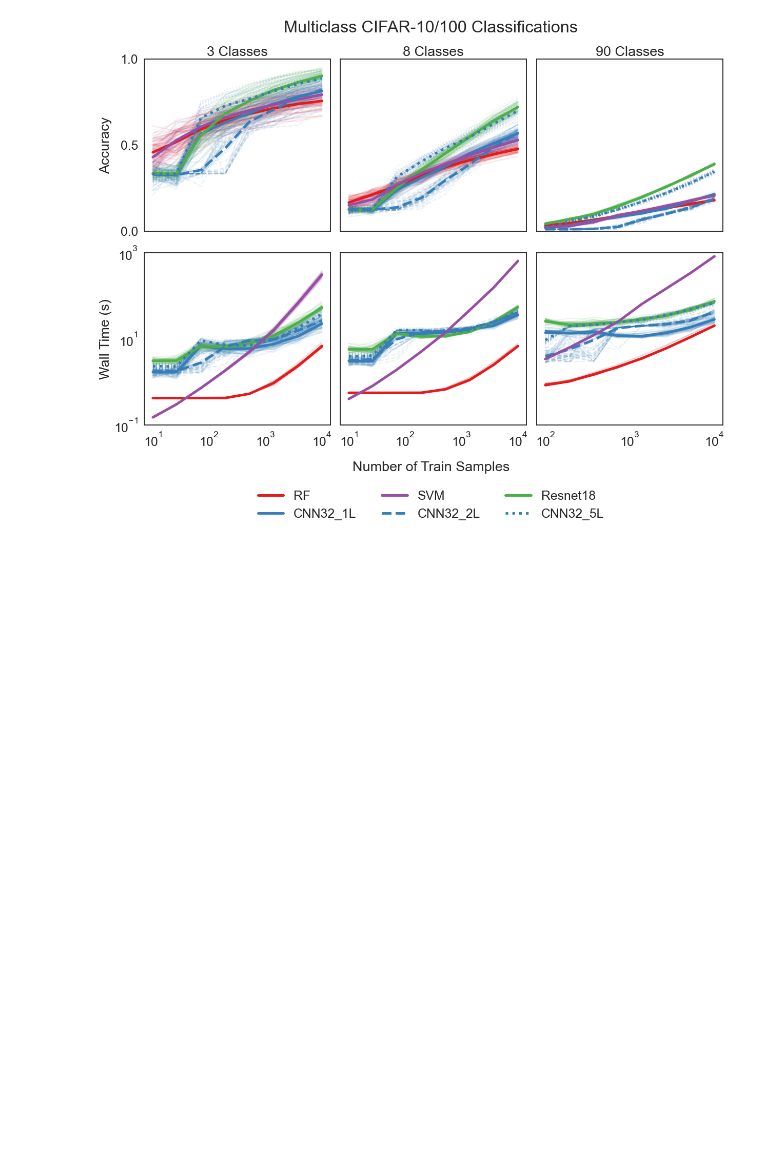
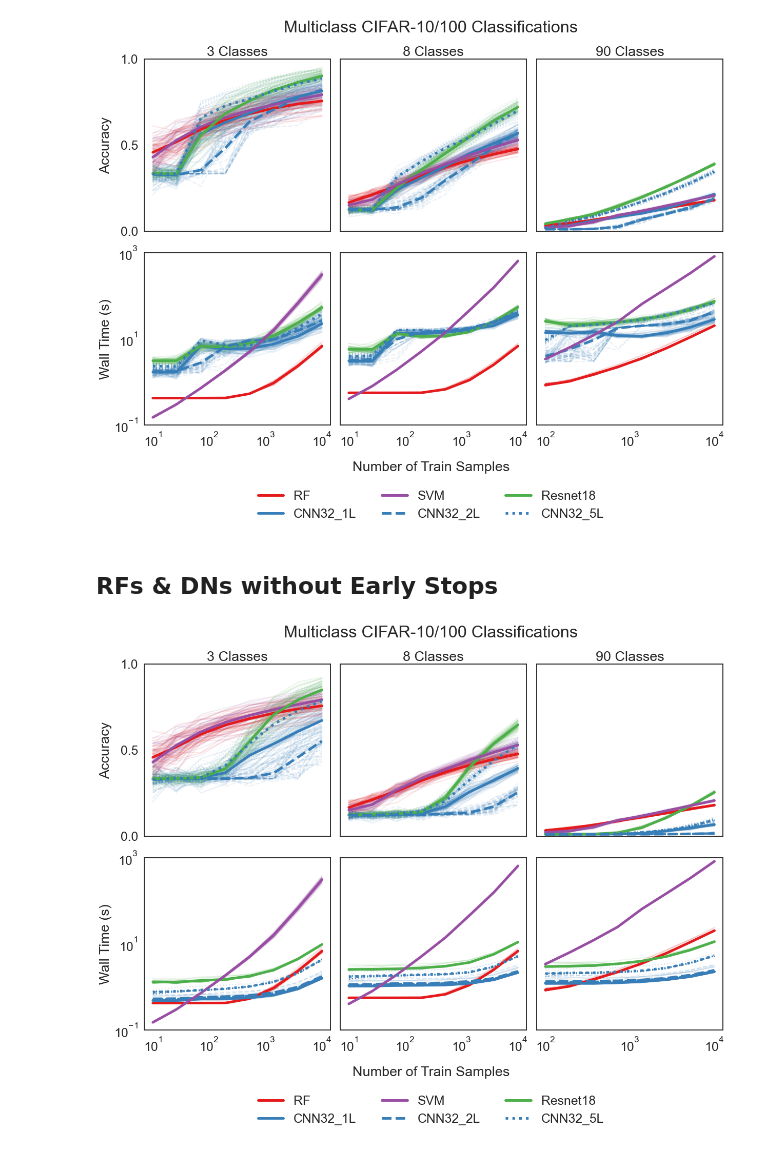
Before and after one commit to neurodata/df-dn-paper, a Jupyter notebook: cifar_figure.ipynb, the cells around one changed output. Drawn from its saved outputs; the diff is of its cells as text; code cells hidden in the pictures; blank space fills up the shorter version.

```diff
--- a/cifar_figure.ipynb
+++ b/cifar_figure.ipynb
@@ -278,3 +280,77 @@ for legobj in leg.legendHandles:
     legobj.set_linewidth(5.0)
 # %% [output]
 [figure]
+# %% [markdown]
+## RFs & DNs without Early Stops
+# %%
+# Load 3-classes results
+acc_3 = load_accs_stc("3_class/")
+time_3 = load_time_stc("3_class/")
+
+# Load 8-classes results
+acc_8 = load_accs_stc("8_class/")
+time_8 = load_time_stc("8_class/")
+
+# Load 90-classes results
+acc_90 = load_accs_stc("90_class/")
+time_90 = load_time_stc("90_class/")
+
+accs = [acc_3, acc_8, acc_90, time_3, time_8, time_90]
+# %%
+fig, ax = plt.subplots(nrows=2, ncols=3, figsize=(17, 11), constrained_layout=True)
+
+plt.suptitle("Multiclass CIFAR-10/100 Classifications", x=0.53, y=1.03, va="baseline")
+fig.text(0.53, -0.05, "Number of Train Samples", ha="center")
+xtitles = ["3 Classes", "8 Classes", "90 Classes"]
+ytitles = ["Accuracy", "Wall Time (s)"]
+ylimits = [[0, 1], [1e-1, 1e3]]
+yticks = [[0, 0.5, 1], [1e-1, 1e1, 1e3]]
+
+for i, row in enumerate(ax):
+    for j, col in enumerate(row):
+        count = 3 * i + j
+        col.set_xscale("log")
+        col.set_ylim(ylimits[i])
+
+        if count == 2 or count == 5:
+            samples_space = np.geomspace(100, 10000, num=8, dtype=int)
+        else:
+            samples_space = np.geomspace(10, 10000, num=8, dtype=int)
+
+        # Label x axis and plot figures
+        if count < 3:
+            col.set_xticks([])
+            col.set_title(xtitles[j])
+            plot_acc(col, accs, j)
+        else:
+            if count == 5:
+                col.set_xticks([1e2, 1e3, 1e4])
+            else:
+                col.set_xticks([1e1, 1e2, 1e3, 1e4])
+            col.set_yscale("log")
+            plot_acc(col, accs, j + 3)
+
+        # Label y axis
+        if count % 3 == 0:
+            col.set_yticks(yticks[i])
+            col.set_ylabel(ytitles[i])
+        else:
+            col.set_yticks([])
+
+fig.align_ylabels(
+    ax[
+        :,
+    ]
+)
+
+leg = fig.legend(
+    bbox_to_anchor=(0.53, -0.2),
+    bbox_transform=plt.gcf().transFigure,
+    ncol=3,
+    loc="lower center",
+)
+leg.get_frame().set_linewidth(0.0)
+for legobj in leg.legendHandles:
+    legobj.set_linewidth(5.0)
+# %% [output]
+[figure, added]
```
Also changed, not shown: parts of 3 cells of this notebook, 4 other files.
